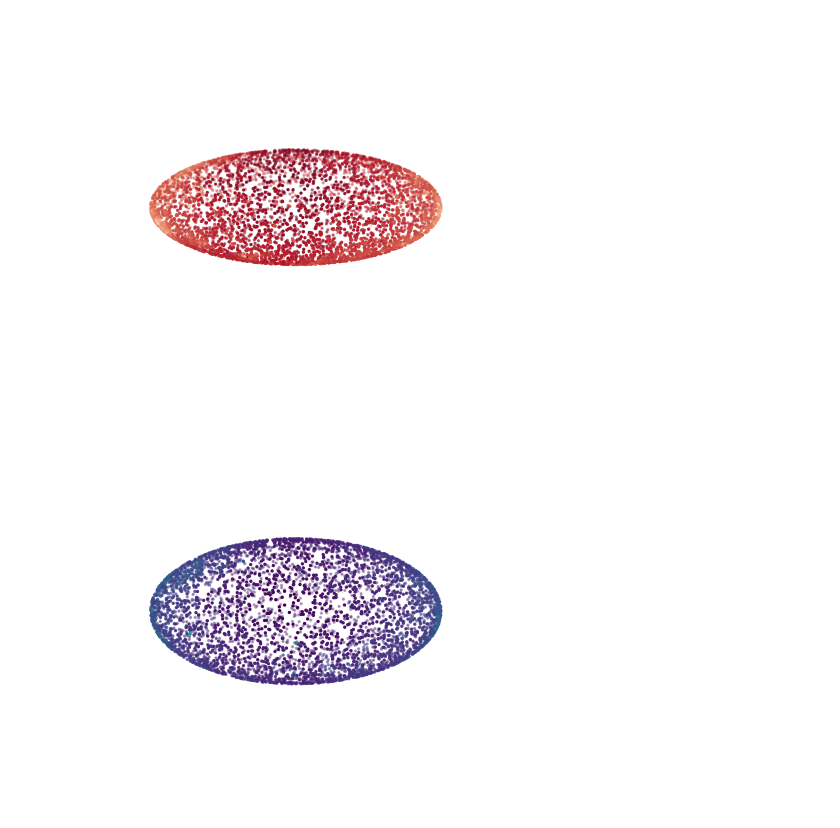
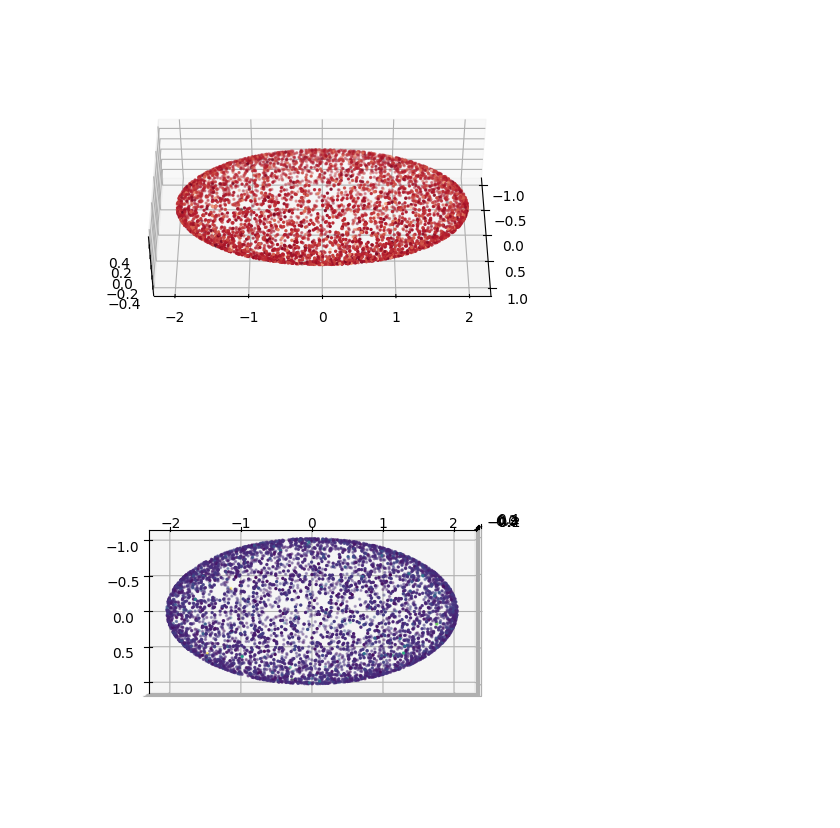
Before and after one commit to ZhangKaly/Principal-Curvature, a Jupyter notebook: src/plot_results_ellipsoid.ipynb, the cells around one changed output. Saved outputs shown, nothing was run; the diff lists cells and outputs as text; code cells hidden in the pictures.

Commit message:
rerun ellipsoid

```diff
--- a/src/plot_results_ellipsoid.ipynb
+++ b/src/plot_results_ellipsoid.ipynb
@@ -11,7 +11,7 @@ import pandas as pd
 df_list = []
 
 # Regular expression to match the filenames and extract IDs
-pattern = re.compile(r"curvature_ellipsoid_ratio_4_from_(\d+)_to_(\d+)\.csv")
+pattern = re.compile(r"curvature_ellipsoid_ratio_3.0_from_(\d+)_to_(\d+)\.csv")
 
 # Iterate over all files in the directory (replace '.' with your directory path)
 for filename in os.listdir('.'):
@@ -112,33 +112,33 @@ plt.savefig("ellipsoid_birdview_ratio_4.png", dpi = 300)
 # %%
 from matplotlib.colors import Normalize, TwoSlopeNorm
 
 num_eval = 5000
 v = final_df.values[:num_eval, :]
 # Visualize the point cloud
 # cc = - v
 cc = v
 
 fig = plt.figure()
 ax = fig.add_subplot(111, projection='3d')
 scatter = ax.scatter(ellipsoid[:num_eval, 0], ellipsoid[:num_eval, 1], ellipsoid[:num_eval, 2], s=2, c = cc, cmap='RdGy')
 # ax.set_title(f"Curvature on ellipsoid point cloud with {num_eval} points")
 ax.view_init(45, 0)
-plt.axis('off')
+# plt.axis('off')
 ax.set_aspect('equal')
 plt.savefig("ellipsoid_ratio_4.png", dpi = 300)
 
 
 fig = plt.figure()
 ax = fig.add_subplot(111, projection='3d')
 scatter = ax.scatter(ellipsoid[:num_eval, 0], ellipsoid[:num_eval, 1], ellipsoid[:num_eval, 2], s=2, c = cc)
 # ax.set_title(f"Curvature on ellipsoid point cloud with {num_eval} points")
 ax.view_init(90, 0)
-plt.axis('off')
+# plt.axis('off')
 ax.set_aspect('equal')
 plt.savefig("ellipsoid_birdview_ratio_4.png", dpi = 300)
 # %% [output]
-[figure, old version]
+[figure, new version]
-[figure, old version]
+[figure, new version]
 # %%
 plt.hist(v)
 # %% [output]
```
Also changed, not shown: parts of 6 cells of this notebook, 5 other files.
